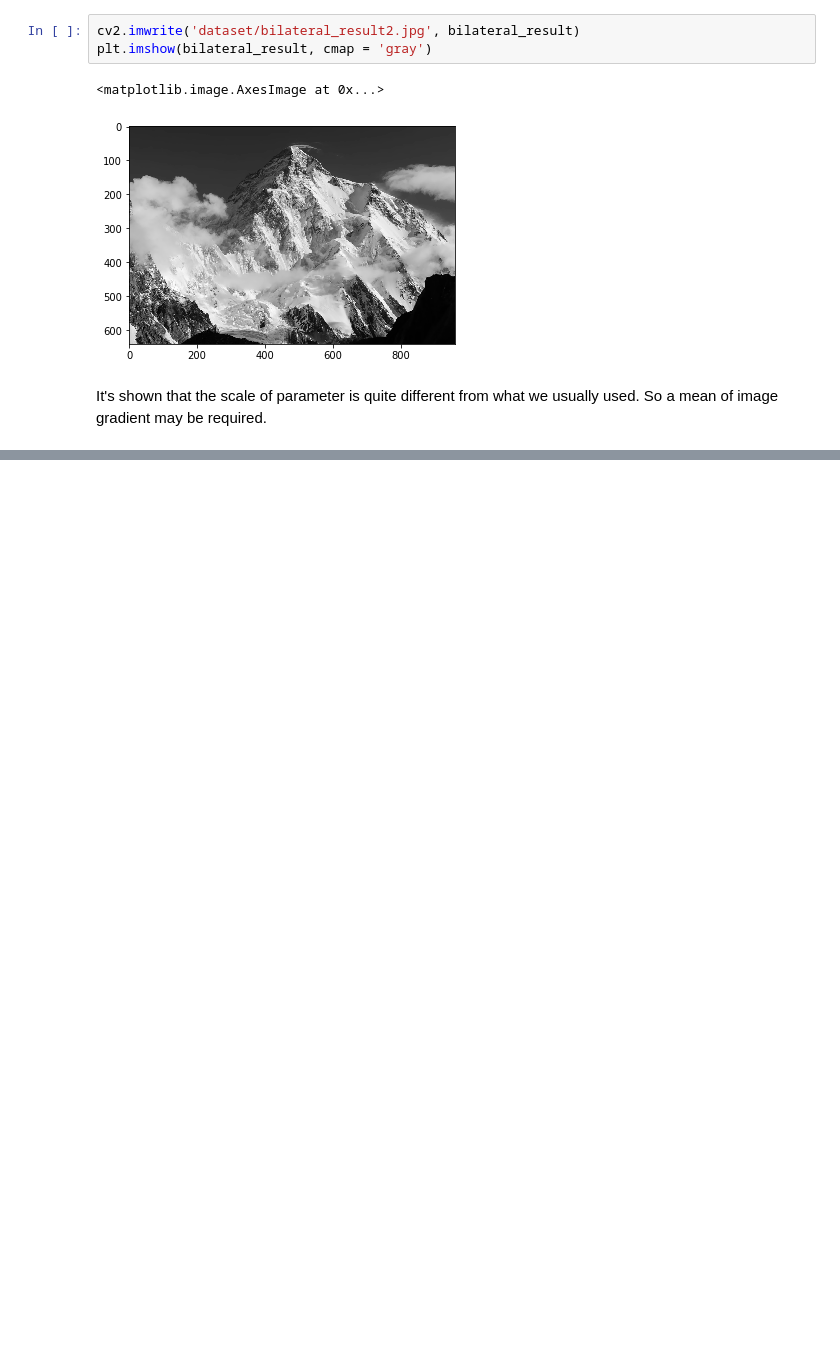
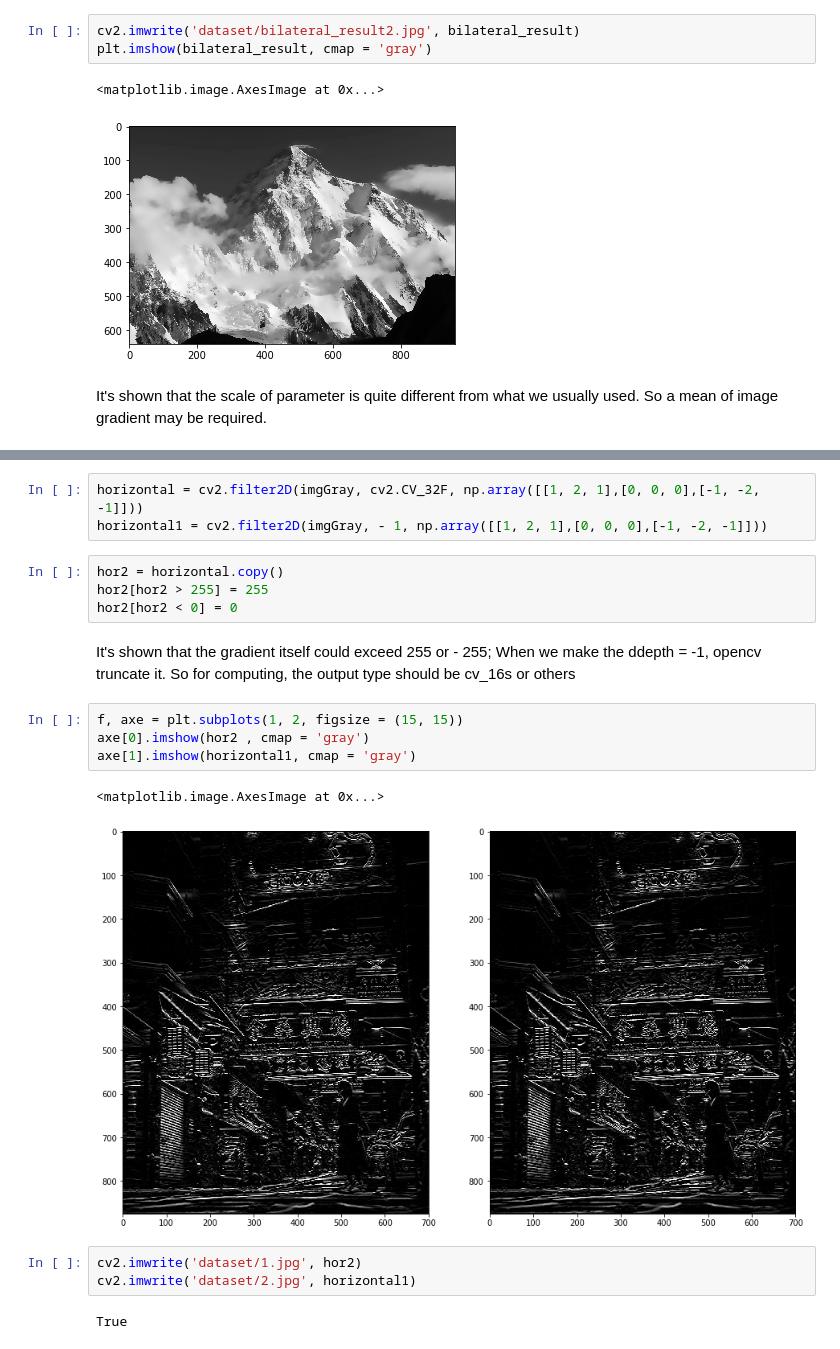
Before and after one commit to Misa-XU/jupyter, a Jupyter notebook: CV/Image Filtering.ipynb, the cells around one changed output, grey strips where cells are left out. Saved outputs shown, nothing was run; the diff lists cells and outputs as text; blank space fills up the shorter version.

```diff
--- a/CV/Image Filtering.ipynb
+++ b/CV/Image Filtering.ipynb
@@ -286,0 +292,21 @@ https://www.csie.ntu.edu.tw/~cyy/courses/vfx/10spring/lectures/handouts/lec14_bi
+# %%
+horizontal = cv2.filter2D(imgGray, cv2.CV_32F, np.array([[1, 2, 1],[0, 0, 0],[-1, -2, -1]]))
+horizontal1 = cv2.filter2D(imgGray, - 1, np.array([[1, 2, 1],[0, 0, 0],[-1, -2, -1]]))
+# %%
+hor2 = horizontal.copy()
+hor2[hor2 > 255] = 255
+hor2[hor2 < 0] = 0
+# %% [markdown]
+It's shown that the gradient itself could exceed 255 or - 255; When we make the ddepth = -1, opencv truncate it. So for computing, the output type should be cv_16s or others
+# %%
+f, axe = plt.subplots(1, 2, figsize = (15, 15))
+axe[0].imshow(hor2 , cmap = 'gray')
+axe[1].imshow(horizontal1, cmap = 'gray')
+# %% [output]
+<matplotlib.image.AxesImage at 0x...>
+[figure, added]
+# %%
+cv2.imwrite('dataset/1.jpg', hor2)
+cv2.imwrite('dataset/2.jpg', horizontal1)
+# %% [output]
+True
```
Also changed, not shown: parts of 34 cells of this notebook, 10 other files.
